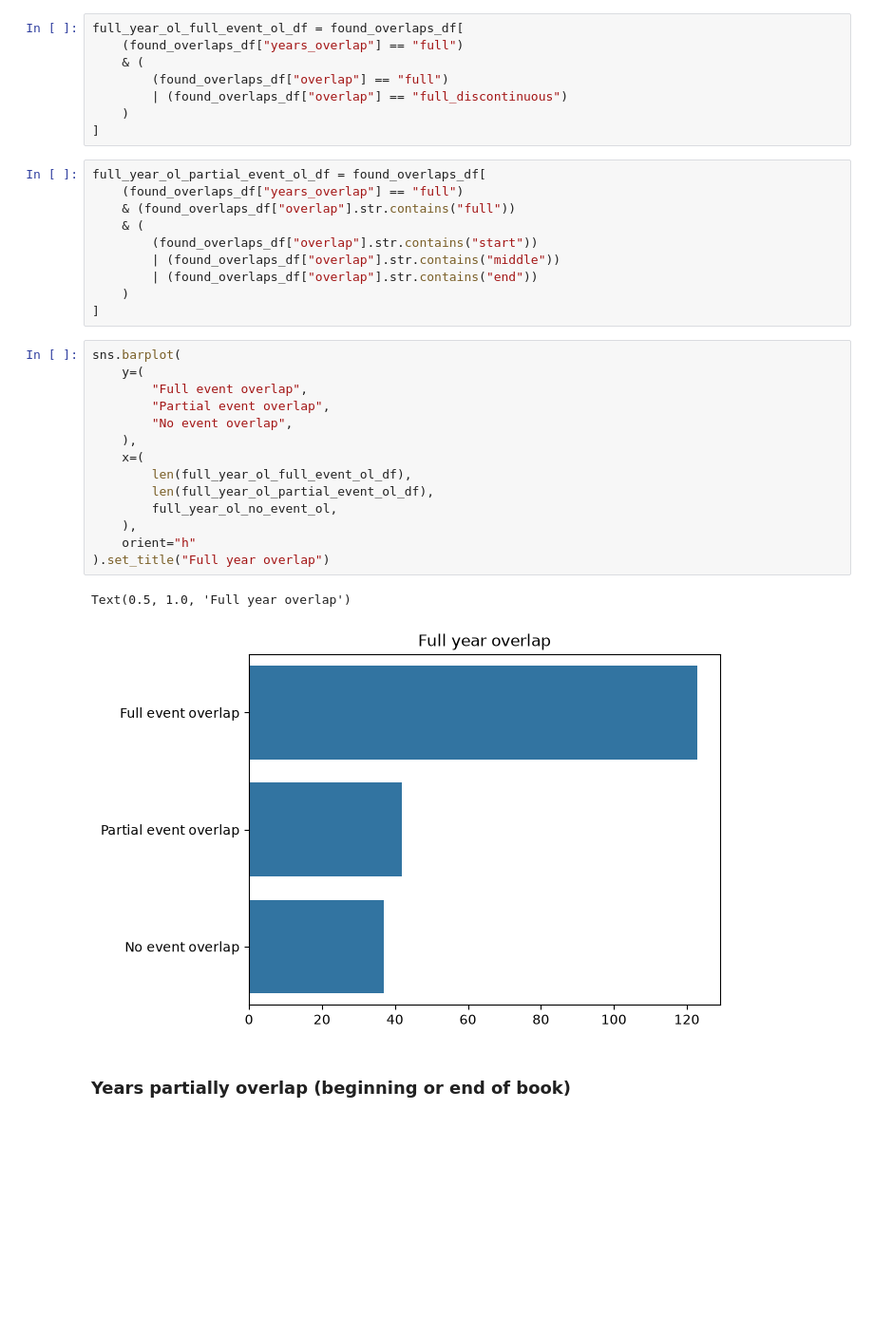
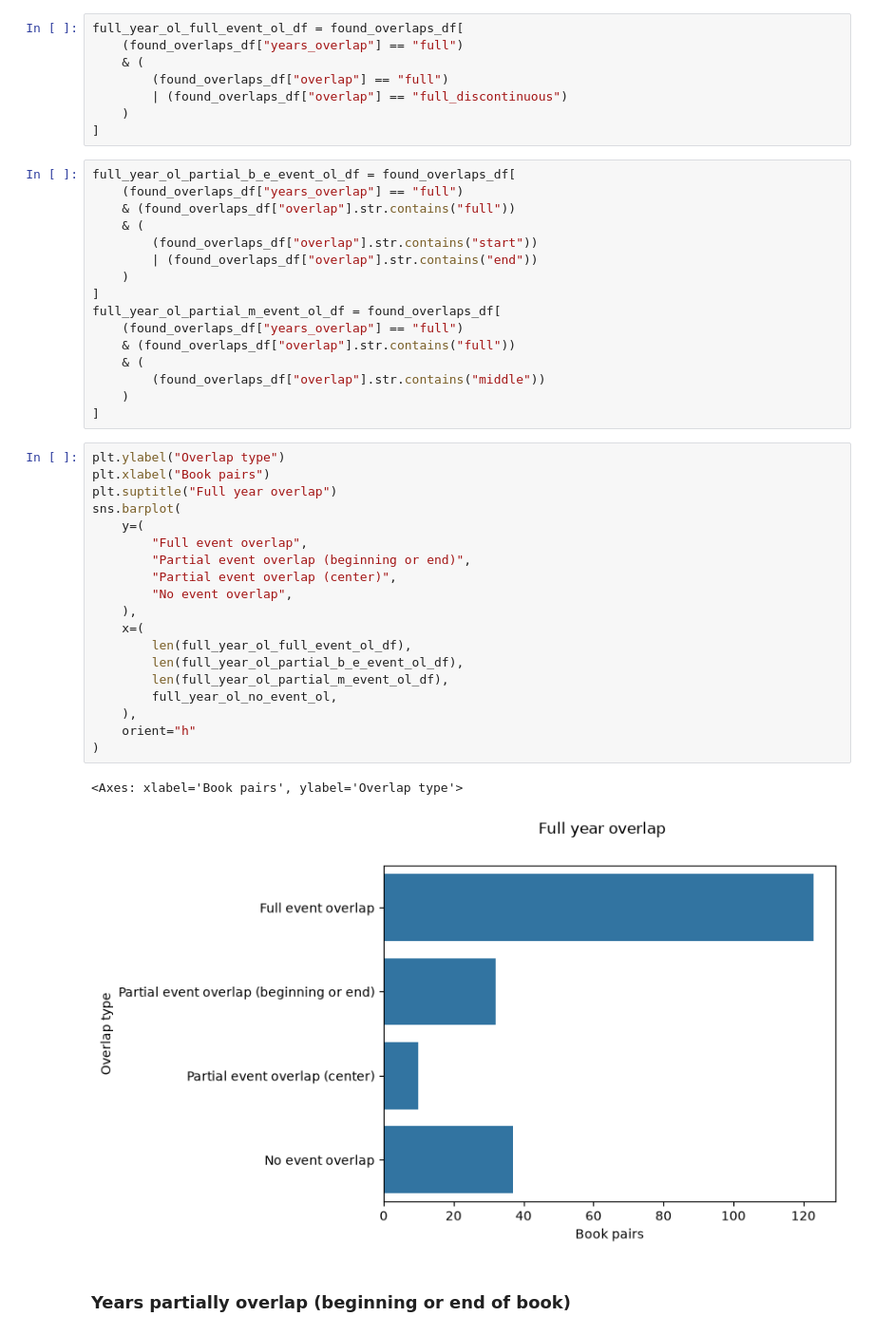
Before and after one commit to TurkuNLP/htr-hiski-alignment, a Jupyter notebook: book-overlap-metrics.ipynb, the cells around one changed output. Shown at 95% size. Drawn from its saved outputs; the diff is of its cells as text; blank space fills up the shorter version.

Commit message:
fixed event_year_df and other edits

```diff
--- a/book-overlap-metrics.ipynb
+++ b/book-overlap-metrics.ipynb
@@ -127,32 +134,43 @@ full_year_ol_full_event_ol_df = found_overlaps_df[
     )
 ]
 # %%
-full_year_ol_partial_event_ol_df = found_overlaps_df[
+full_year_ol_partial_b_e_event_ol_df = found_overlaps_df[
     (found_overlaps_df["years_overlap"] == "full")
     & (found_overlaps_df["overlap"].str.contains("full"))
     & (
         (found_overlaps_df["overlap"].str.contains("start"))
-        | (found_overlaps_df["overlap"].str.contains("middle"))
         | (found_overlaps_df["overlap"].str.contains("end"))
     )
 ]
+full_year_ol_partial_m_event_ol_df = found_overlaps_df[
+    (found_overlaps_df["years_overlap"] == "full")
+    & (found_overlaps_df["overlap"].str.contains("full"))
+    & (
+        (found_overlaps_df["overlap"].str.contains("middle"))
+    )
+]
 # %%
+plt.ylabel("Overlap type")
+plt.xlabel("Book pairs")
+plt.suptitle("Full year overlap")
 sns.barplot(
     y=(
         "Full event overlap",
-        "Partial event overlap",
+        "Partial event overlap (beginning or end)",
+        "Partial event overlap (center)",
         "No event overlap",
     ),
     x=(
         len(full_year_ol_full_event_ol_df),
-        len(full_year_ol_partial_event_ol_df),
+        len(full_year_ol_partial_b_e_event_ol_df),
+        len(full_year_ol_partial_m_event_ol_df),
         full_year_ol_no_event_ol,
     ),
     orient="h"
-).set_title("Full year overlap")
+)
 # %% [output]
-Text(0.5, 1.0, 'Full year overlap')
+<Axes: xlabel='Book pairs', ylabel='Overlap type'>
-[figure, old version]
+[figure, new version]
 # %% [markdown]
 ### Years partially overlap (beginning or end of book)
 # %%
```
Also changed, not shown: parts of 25 cells of this notebook.
